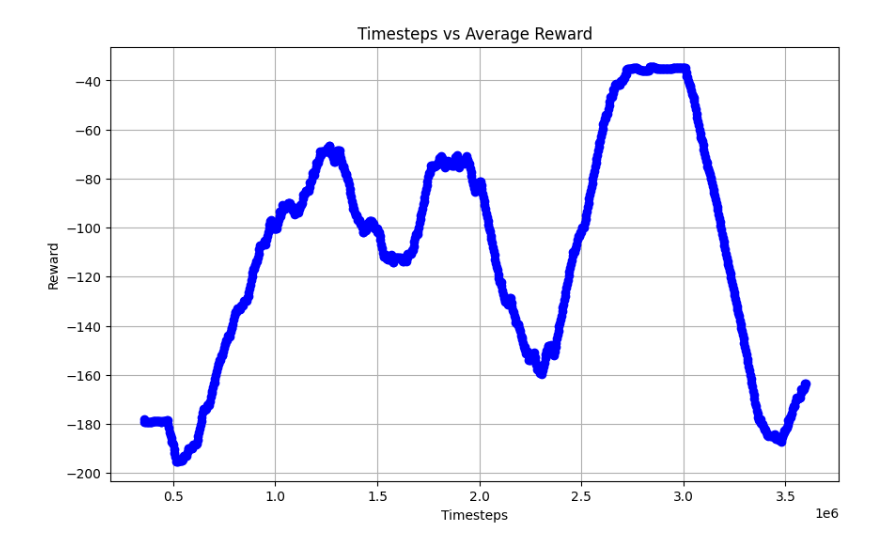
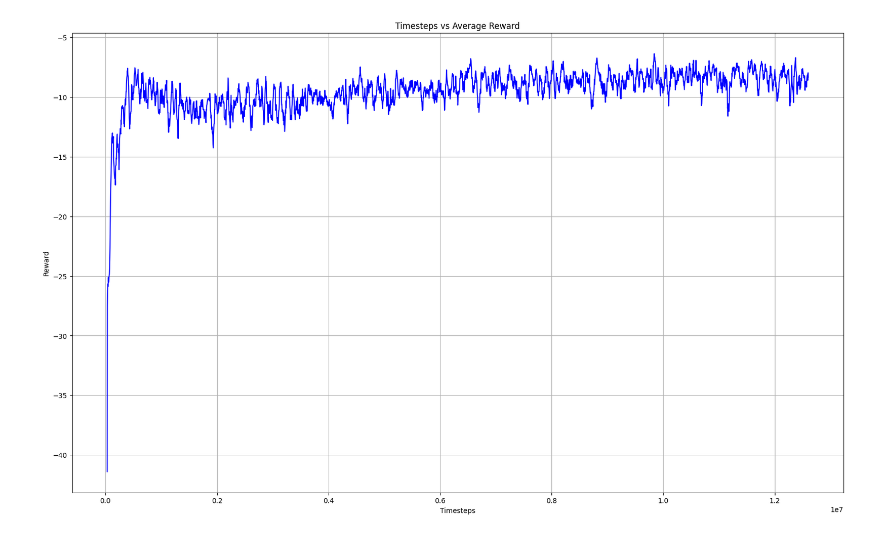
Before and after one commit to RMC-AIvsAI/CyMARL-CommFormer, a Jupyter notebook: pycomm/utils/experiment_analysis.ipynb, the cells around one changed output. Cells and saved outputs as stored; diff of their text form; code cells hidden in the pictures.

```diff
--- a/pycomm/utils/experiment_analysis.ipynb
+++ b/pycomm/utils/experiment_analysis.ipynb
@@ -1,29 +1,29 @@
 # %%
 
 
 # Import necessary libraries
 import pandas as pd
 import matplotlib.pyplot as plt
 
 # Load CSV into a DataFrame
-csv_file_path = 'C:/Users/Contractor/Workspace/CyMARL/pycomm/results/confidentiality_small_0_2023_12_16_T13_38_41_499213.csv'  # Replace with the actual path to your CSV file
+csv_file_path = 'C:/Users/Contractor/Workspace/CyMARL/pycomm/results/confidentiality_small_0_2023_12_22_T01_18_07_345992.csv'  # Replace with the actual path to your CSV file
 df = pd.read_csv(csv_file_path, skiprows=1)
 
 # Calculate total timesteps for each episode
 timesteps_per_episode = 12 * 30
 df['T'] = df['episode'] * timesteps_per_episode
 
 # Calculate rolling average of rewards
-window_size = 100  # You can adjust this parameter for the desired smoothing effect
+window_size = 10  # You can adjust this parameter for the desired smoothing effect
 df['Mean_Reward'] = df['reward'].rolling(window=window_size).mean()
 
 # Plot episode vs reward
-plt.figure(figsize=(10, 6))
-plt.plot(df['T'], df['Mean_Reward'], marker='o', linestyle='-', color='b')
+plt.figure(figsize=(20, 12))
+plt.plot(df['T'], df['Mean_Reward'], linestyle='-', color='b')
 plt.title('Timesteps vs Average Reward')
 plt.xlabel('Timesteps')
 plt.ylabel('Reward')
 plt.grid(True)
 plt.show()
 # %% [output]
-[figure, old version]
+[figure, new version]
```
Also changed, not shown: 17 other files.
